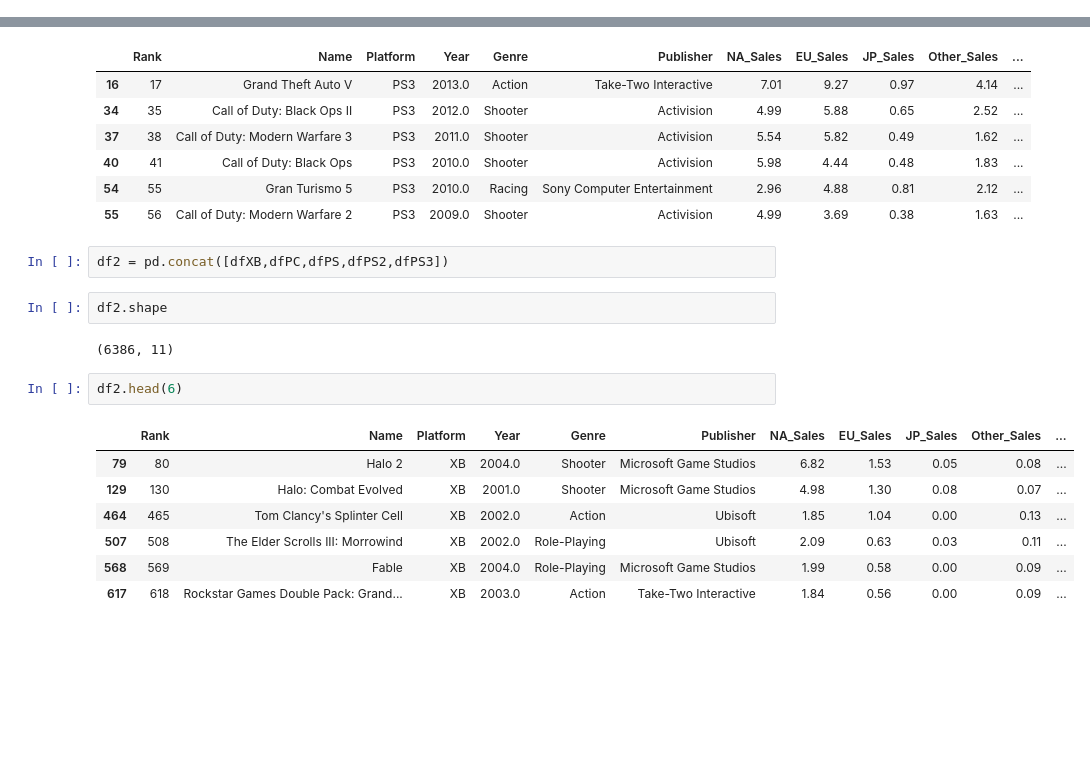
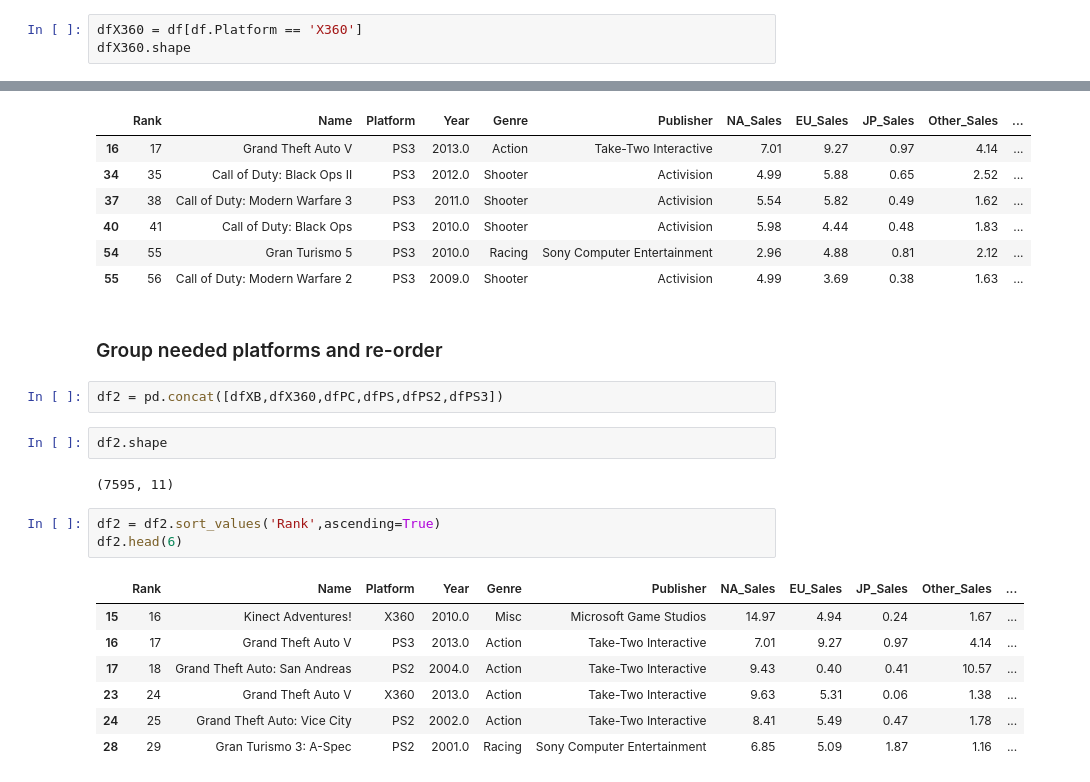
Before and after one commit to Keheira/ML-Project, a Jupyter notebook: Project.ipynb, the cells around one changed output, grey strips where cells are left out. Cells and saved outputs as stored; diff of their text form; blank space fills up the shorter version.

```diff
--- a/Project.ipynb
+++ b/Project.ipynb
@@ -80,3 +80,6 @@ dfXB.head(6)
 | 507 | 508 | The Elder Scrolls III: Morrowind | XB | 2002.0 | Role-Playing | Ubisoft | 2.09 | 0.63 | 0.03 | 0.11 | ... |
 | 568 | 569 | Fable | XB | 2004.0 | Role-Playing | Microsoft Game Studios | 1.99 | 0.58 | 0.00 | 0.09 | ... |
 | 617 | 618 | Rockstar Games Double Pack: Grand... | XB | 2003.0 | Action | Take-Two Interactive | 1.84 | 0.56 | 0.00 | 0.09 | ... |
+# %%
+dfX360 = df[df.Platform == 'X360']
+dfX360.shape
@@ -140,19 +155,22 @@ dfPS3.head(6)
 | 40 | 41 | Call of Duty: Black Ops | PS3 | 2010.0 | Shooter | Activision | 5.98 | 4.44 | 0.48 | 1.83 | ... |
 | 54 | 55 | Gran Turismo 5 | PS3 | 2010.0 | Racing | Sony Computer Entertainment | 2.96 | 4.88 | 0.81 | 2.12 | ... |
 | 55 | 56 | Call of Duty: Modern Warfare 2 | PS3 | 2009.0 | Shooter | Activision | 4.99 | 3.69 | 0.38 | 1.63 | ... |
+# %% [markdown]
+### Group needed platforms and re-order
 # %%
-df2 = pd.concat([dfXB,dfPC,dfPS,dfPS2,dfPS3])
+df2 = pd.concat([dfXB,dfX360,dfPC,dfPS,dfPS2,dfPS3])
 # %%
 df2.shape
 # %% [output]
-(6386, 11)
+(7595, 11)
 # %%
+df2 = df2.sort_values('Rank',ascending=True)
 df2.head(6)
 # %% [output]
 |  | Rank | Name | Platform | Year | Genre | Publisher | NA_Sales | EU_Sales | JP_Sales | Other_Sales | ... |
-| 79 | 80 | Halo 2 | XB | 2004.0 | Shooter | Microsoft Game Studios | 6.82 | 1.53 | 0.05 | 0.08 | ... |
-| 129 | 130 | Halo: Combat Evolved | XB | 2001.0 | Shooter | Microsoft Game Studios | 4.98 | 1.30 | 0.08 | 0.07 | ... |
-| 464 | 465 | Tom Clancy's Splinter Cell | XB | 2002.0 | Action | Ubisoft | 1.85 | 1.04 | 0.00 | 0.13 | ... |
-| 507 | 508 | The Elder Scrolls III: Morrowind | XB | 2002.0 | Role-Playing | Ubisoft | 2.09 | 0.63 | 0.03 | 0.11 | ... |
-| 568 | 569 | Fable | XB | 2004.0 | Role-Playing | Microsoft Game Studios | 1.99 | 0.58 | 0.00 | 0.09 | ... |
-| 617 | 618 | Rockstar Games Double Pack: Grand... | XB | 2003.0 | Action | Take-Two Interactive | 1.84 | 0.56 | 0.00 | 0.09 | ... |
+| 15 | 16 | Kinect Adventures! | X360 | 2010.0 | Misc | Microsoft Game Studios | 14.97 | 4.94 | 0.24 | 1.67 | ... |
+| 16 | 17 | Grand Theft Auto V | PS3 | 2013.0 | Action | Take-Two Interactive | 7.01 | 9.27 | 0.97 | 4.14 | ... |
+| 17 | 18 | Grand Theft Auto: San Andreas | PS2 | 2004.0 | Action | Take-Two Interactive | 9.43 | 0.40 | 0.41 | 10.57 | ... |
+| 23 | 24 | Grand Theft Auto V | X360 | 2013.0 | Action | Take-Two Interactive | 9.63 | 5.31 | 0.06 | 1.38 | ... |
+| 24 | 25 | Grand Theft Auto: Vice City | PS2 | 2002.0 | Action | Take-Two Interactive | 8.41 | 5.49 | 0.47 | 1.78 | ... |
+| 28 | 29 | Gran Turismo 3: A-Spec | PS2 | 2001.0 | Racing | Sony Computer Entertainment | 6.85 | 5.09 | 1.87 | 1.16 | ... |
```
Also changed, not shown: parts of 18 cells of this notebook.
